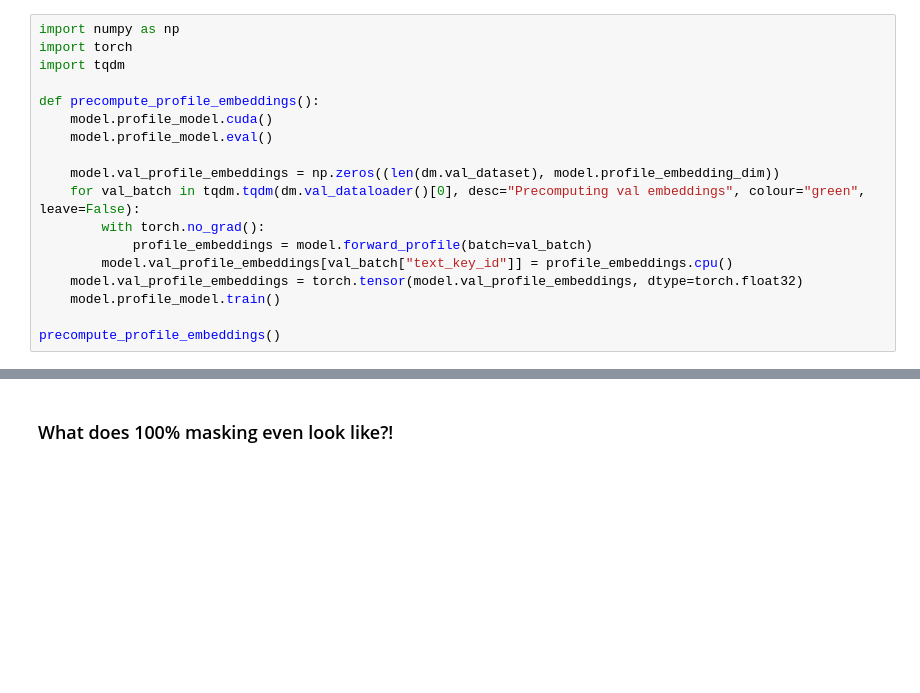
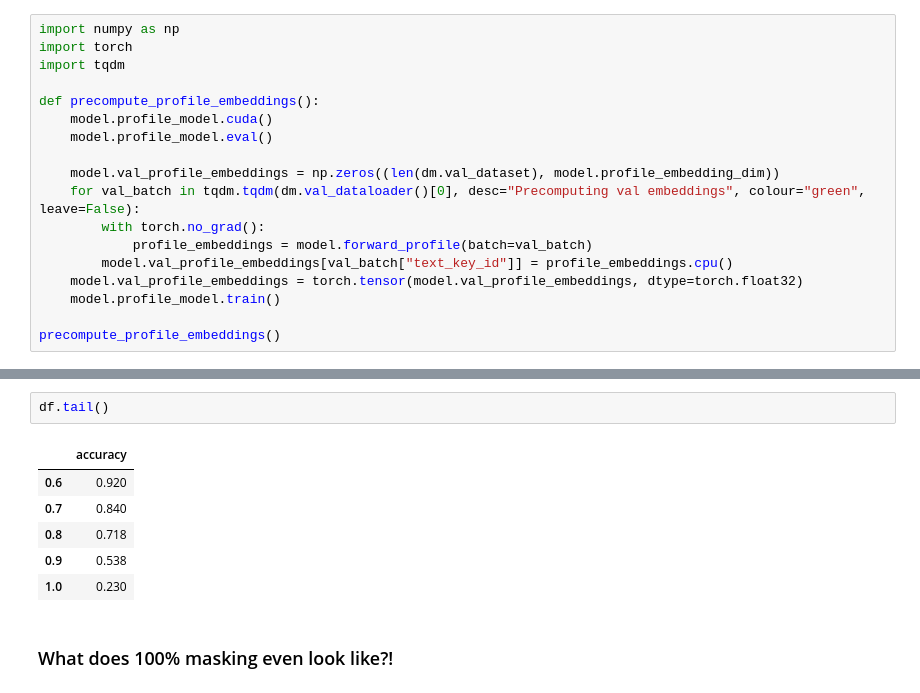
Before and after one commit to jxmorris12/unsupervised-text-deidentification, a Jupyter notebook: notebooks/2022-05-19 Testing model at varying levels of dropout.ipynb, the cells around one changed output, grey strips where cells are left out. Drawn from its saved outputs; the diff is of its cells as text; blank space fills up the shorter version.

```diff
--- a/notebooks/2022-05-19 Testing model at varying levels of dropout.ipynb
+++ b/notebooks/2022-05-19 Testing model at varying levels of dropout.ipynb
@@ -178,3 +179,12 @@ sns.lineplot(data=df)
+# %%
+df.tail()
+# %% [output]
+|  | accuracy |
+| 0.6 | 0.920 |
+| 0.7 | 0.840 |
+| 0.8 | 0.718 |
+| 0.9 | 0.538 |
+| 1.0 | 0.230 |
 # %% [markdown]
 ### What does 100% masking even look like?!
 # %%
```
Also changed, not shown: parts of 24 cells of this notebook, 1 other file.
